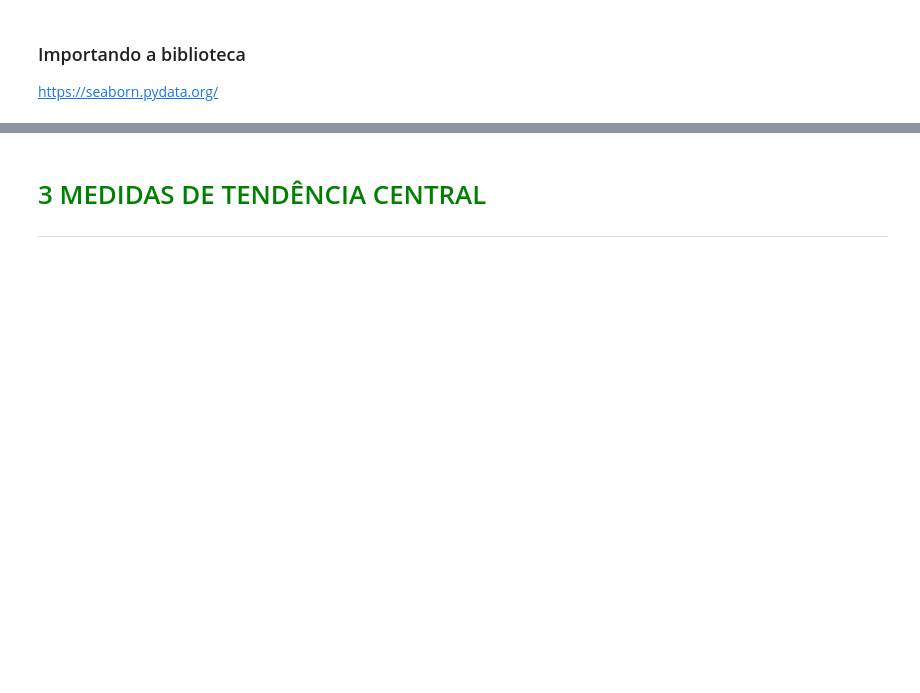
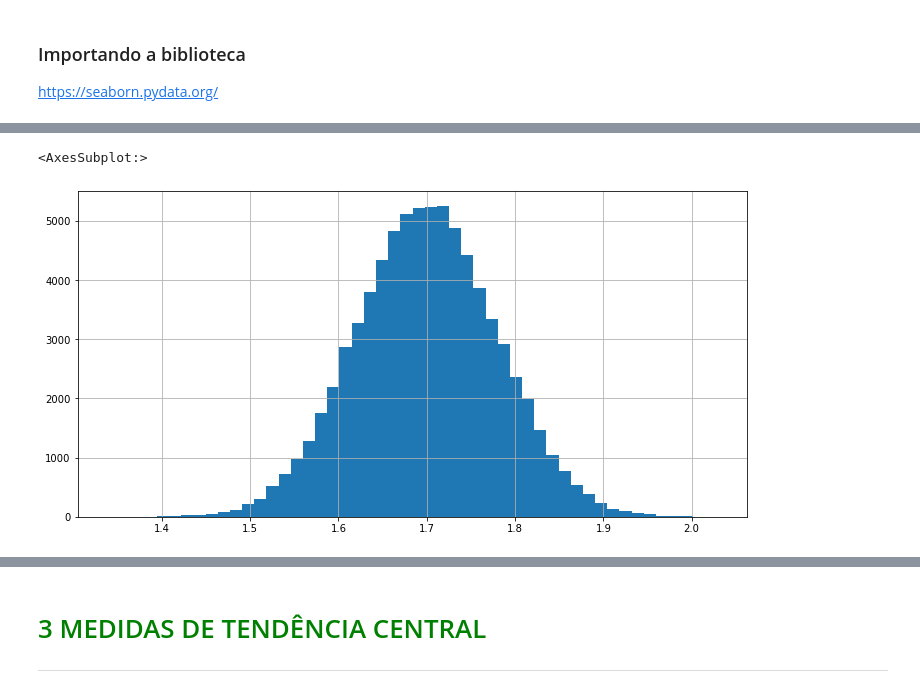
Before and after one commit to Leonardo010/Statistic-and-frequences, a Jupyter notebook: Curso_de_Estatística_Parte_1.ipynb, the cells around one changed output, grey strips where cells are left out. Drawn from its saved outputs; the diff is of its cells as text; code cells hidden in the pictures; blank space fills up the shorter version.

```diff
--- a/Curso_de_Estatística_Parte_1.ipynb
+++ b/Curso_de_Estatística_Parte_1.ipynb
@@ -287,0 +425,5 @@ https://seaborn.pydata.org/
+# %%
+dados.Altura.hist(bins=50, figsize=(12, 6))
+# %% [output]
+<AxesSubplot:>
+[figure, added]
```
Also changed, not shown: parts of 62 cells of this notebook, 3 other files.
